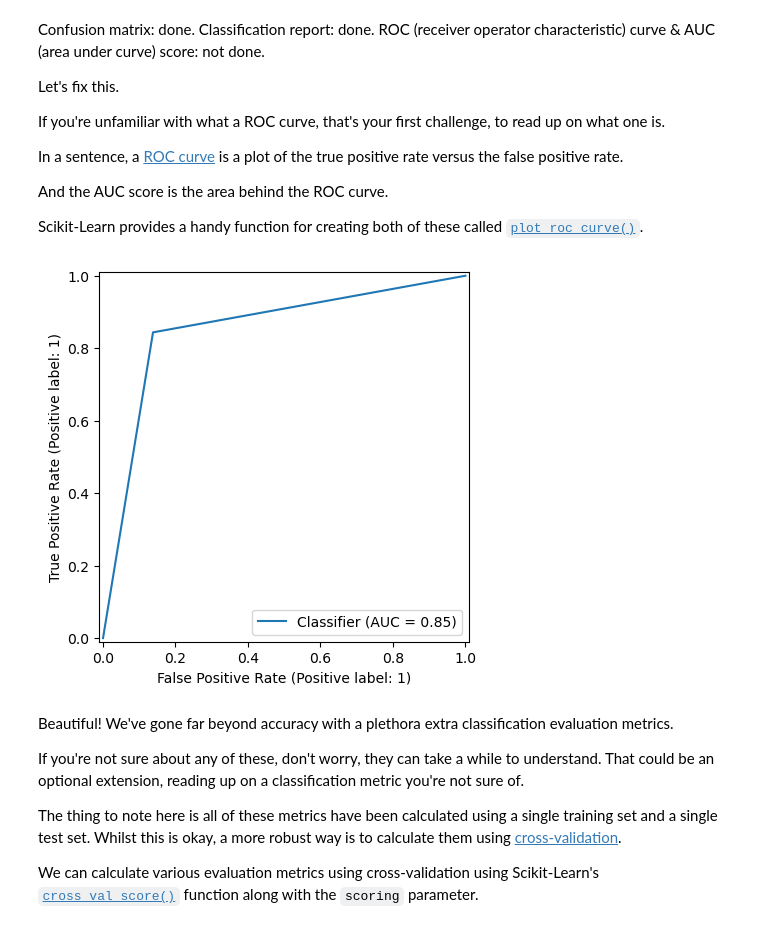
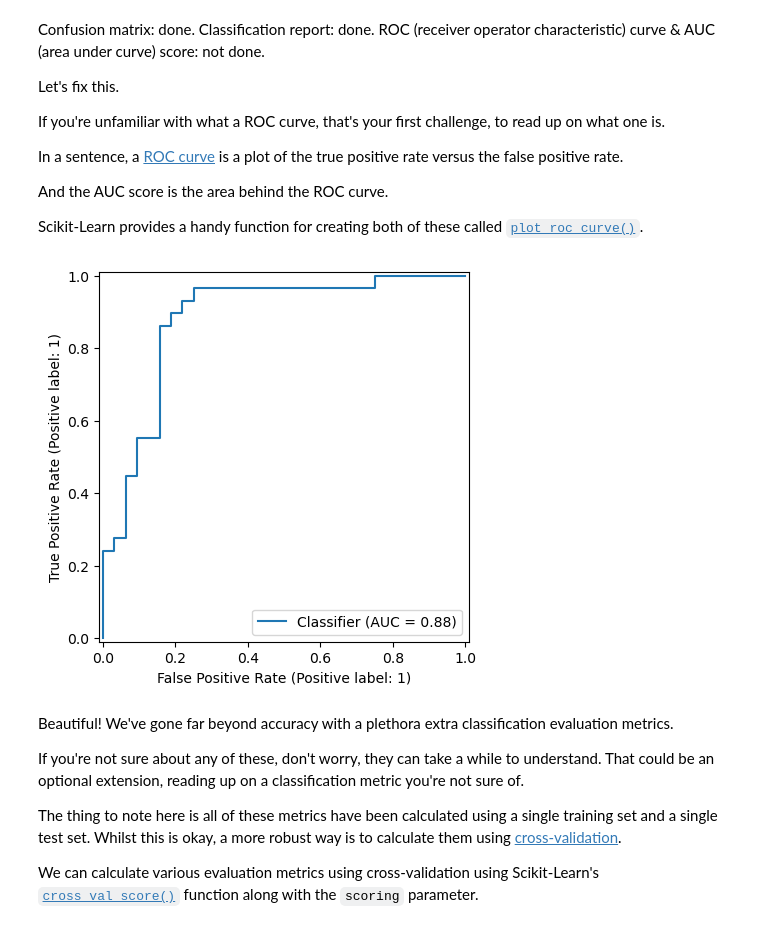
Before and after one commit to Eakempreet/Learning-ML, a Jupyter notebook: Scikit-Learn/scikit-learn-exercises.ipynb, the cells around one changed output. Cells and saved outputs as stored; diff of their text form; code cells hidden in the pictures.

```diff
--- a/Scikit-Learn/scikit-learn-exercises.ipynb
+++ b/Scikit-Learn/scikit-learn-exercises.ipynb
@@ -539,12 +526,15 @@ In a sentence, a [ROC curve](https://en.wikipedia.org/wiki/Receiver_operating_ch
 And the AUC score is the area behind the ROC curve.
 
 Scikit-Learn provides a handy function for creating both of these called [`plot_roc_curve()`](https://scikit-learn.org/stable/modules/generated/sklearn.metrics.plot_roc_curve.html).
+# %%
+y_preds_proba = clf.predict_proba(X_test)
+y_score = y_preds_proba[:, 1]
 # %%
 # Plot a ROC curve using our current machine learning model using RocCurveDisplay.from_predictions
 RocCurveDisplay.from_predictions(y_true=y_test,
-                                 y_score=y_preds);
+                                 y_score=y_score);
 # %% [output]
-[figure, old version]
+[figure, new version]
 # %% [markdown]
 Beautiful! We've gone far beyond accuracy with a plethora extra classification evaluation metrics.
 
```
Also changed, not shown: parts of 23 cells of this notebook, 2 other files.
